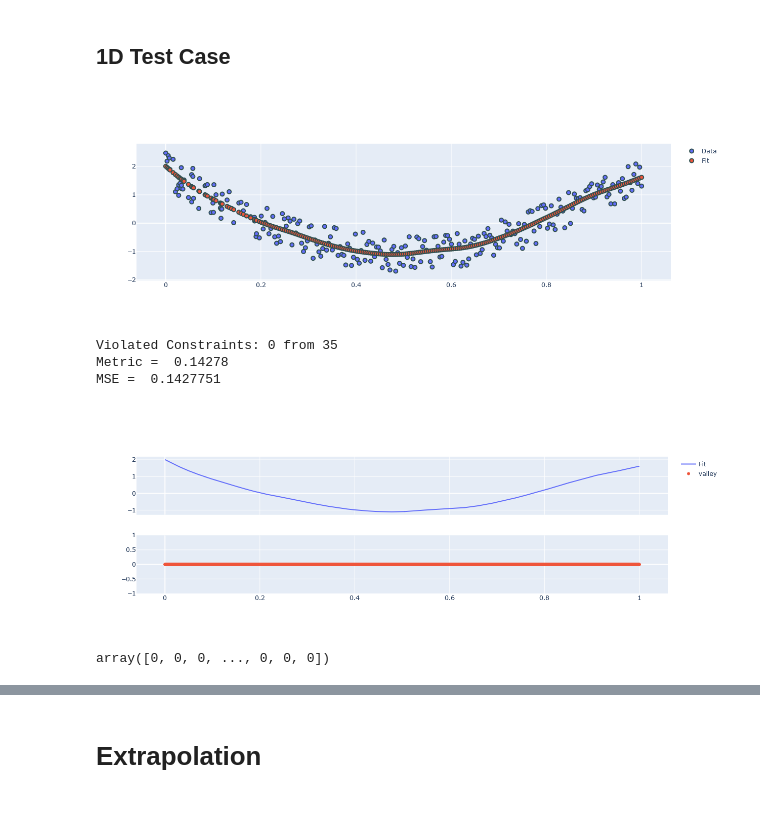
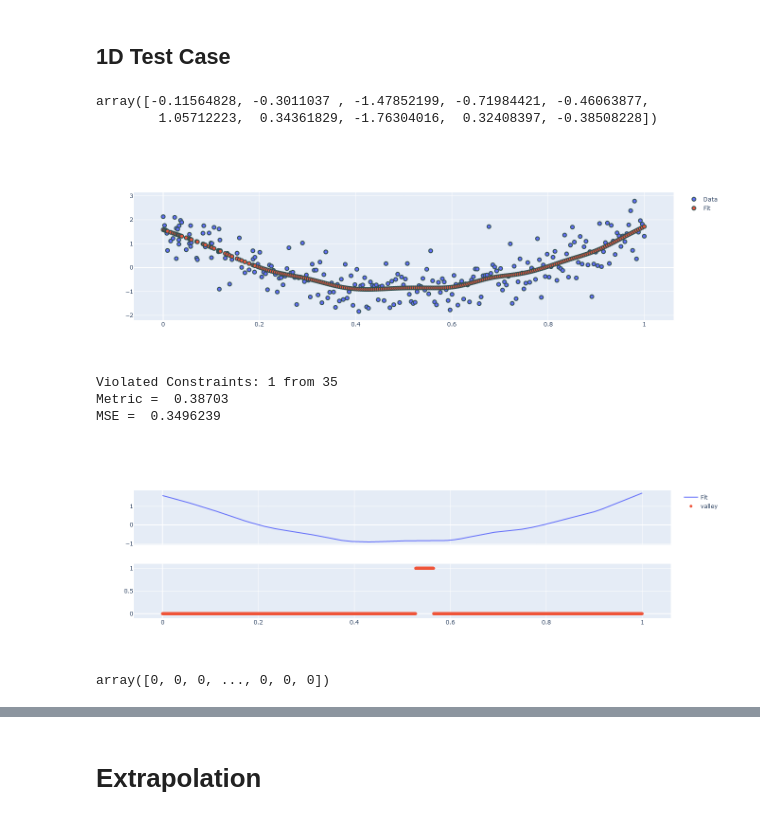
Before and after one commit to j-cap/Master-Thesis, a Jupyter notebook: Code/SplinesInPython/Testing_and_Typing.ipynb, the cells around one changed output, grey strips where cells are left out. Saved outputs shown, nothing was run; the diff lists cells and outputs as text; code cells hidden in the pictures.

```diff
--- a/Code/SplinesInPython/Testing_and_Typing.ipynb
+++ b/Code/SplinesInPython/Testing_and_Typing.ipynb
@@ -37,39 +37,45 @@ from stareg.utils import check_constraint_full_model, bar_chart_of_coefficient_d
 from stareg import Smooths as s
 # %% [markdown]
 ## 1D Test Case
+# %%
+np.random.normal(size=10)
+# %% [output]
+array([-0.11564828, -0.3011037 , -1.47852199, -0.71984421, -0.46063877,
+        1.05712223,  0.34361829, -1.76304016,  0.32408397, -0.38508228])
 # %%
 # try CV on 1-d dataset
 
 # generate data
 np.random.seed(42)
 x_dense = np.random.random(50) * 0.2
 x_sparse = np.linspace(0.2,1,200)
 x_dense.sort()
 x=np.concatenate((x_dense, x_sparse))
 x = (x - x.min()) / (x.max() - x.min())
 n_samples = len(x)
 x = x.reshape((len(x), 1))
 y_true = -20*np.exp(-(x-0.5)**2)
-y = y_true + np.random.random(len(x)).reshape((len(x), 1))*2
+#y = y_true + np.random.random(len(x)).reshape((len(x), 1))
+y = y_true + np.random.normal(size=len(x)).reshape((len(x), 1))
 
 # try data standardization
 y = ( y - y.mean()) / y.std()
 x_ep = np.concatenate((np.linspace(-0.5,0,103), np.linspace(1, 1.5, 103)))
 y_ep_true = -20*np.exp(-(x_ep-0.5)**2) + 0.1*np.random.randn(len(x_ep),1)
 
 # generate parameter grid
 m1 = (("s(1)", "valley", 35, (10, 0), "equidistant"),)
 M1 = StarModel(description=m1)
 y_pred = M1.fit(X=x, y=y.ravel(), plot_=True)
 #M1.calc_GCV(X=x, y=y.ravel(), n_grid=2, p_min=1e-2, plot_=True)
-y_ep = M1.predict(X_pred=x_ep, extrapol_type="zero", depth=10)
-print("Metric = ", M1.eval_metric(X_test=x.ravel(), y_test=y.ravel()))
+y_ep = M1.predict(X=x_ep, extrapol_type="zero", depth=10)
+print("Metric = ", M1.eval_metric(X=x.ravel(), y=y.ravel()))
 print("MSE = ", M1.mse)
 test_model_against_constraint(model=M1, plot_=True)
 # %% [output]
-[figure, old version]
+[figure, new version]
-Violated Constraints: 0 from 35
-Metric =  0.14278
-MSE =  0.1427751
+Violated Constraints: 1 from 35
+Metric =  0.38703
+MSE =  0.3496239
-[figure, old version]
+[figure, new version]
 array([0, 0, 0, ..., 0, 0, 0])
```
Also changed, not shown: parts of 5 cells of this notebook, 2 other files.
